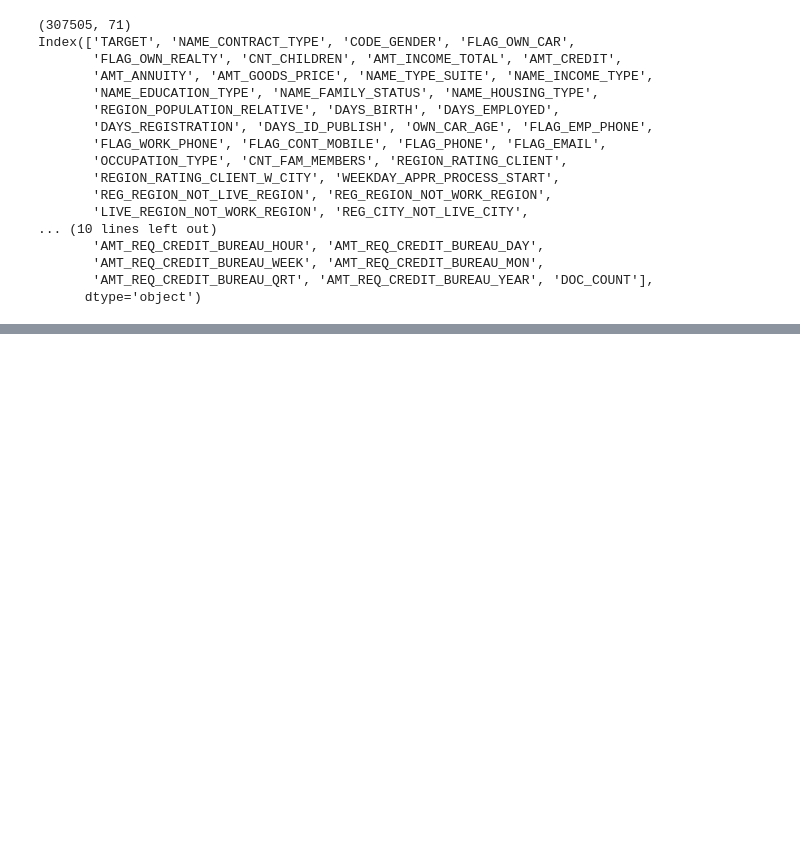
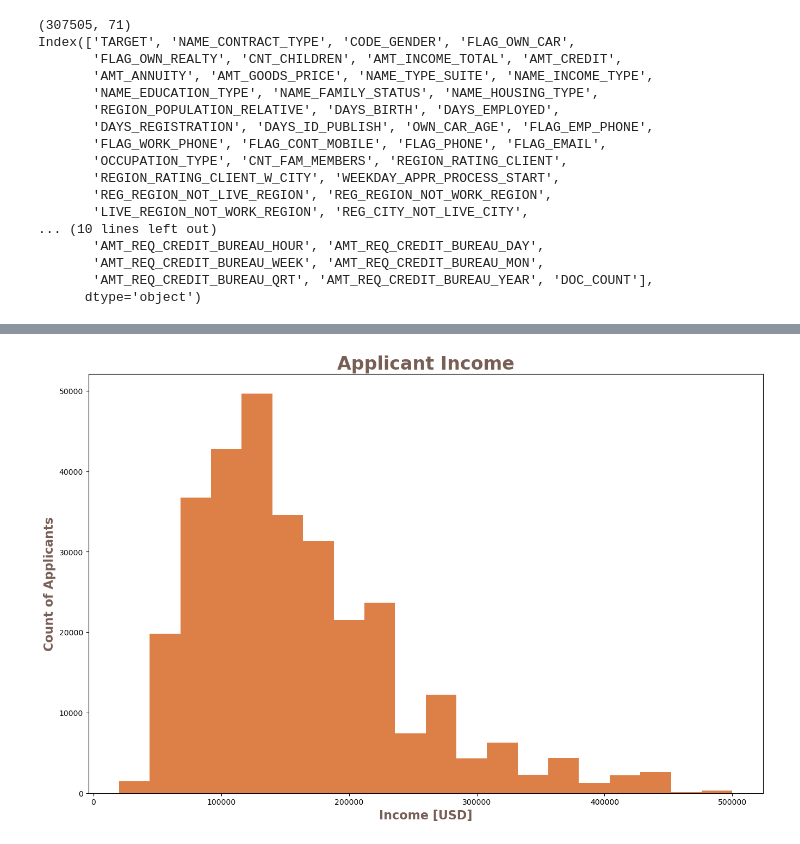
Before and after one commit to claracbucar/project--4, a Jupyter notebook: jsp_playground-02.ipynb, the cells around one changed output, grey strips where cells are left out. Saved outputs shown, nothing was run; the diff lists cells and outputs as text; code cells hidden in the pictures; blank space fills up the shorter version.

```diff
--- a/jsp_playground-02.ipynb
+++ b/jsp_playground-02.ipynb
@@ -317,0 +94,11 @@ nn.save(filename)
+# %%
+# Set the color palette
+color_taupe = (150/255, 140/255, 140/255)       # Taupe
+color_sage = (165/255, 171/255, 129/255)        # Sage
+color_rust = (221/255, 128/255, 71/255)         # Rust
+color_green = (123/255, 167/255, 157/255)       # Green
+color_blue = (148/255, 182/255, 210/255)        # ice Blue
+color_brown = (119/255, 95/255, 85/255)         # Brown
+color_gold = (216/255, 178/255, 92/255)         # Brown
+color_tan = (235/255, 221/255, 195/255)         # Brown
+color_clay = (188/255, 143/255, 143/255)        # Clay
@@ -317,0 +119,22 @@ nn.save(filename)
+# %%
+#df.plot(kind='Histogram')
+plt.figure(figsize=(16,10))
+
+plt.hist(df_clean['AMT_INCOME_TOTAL'], color=color_rust, bins=20,range=(20000,500000));
+plt.title('Applicant Income',                    # Add a title
+            fontsize = 24,
+            color=color_brown,
+            fontweight="bold")
+plt.ylabel("Count of Applicants",                                               # Add a y-axis description
+            fontsize = 16,
+            color=color_brown,
+            fontweight="bold")
+plt.xlabel("Income [USD]",                                                 # Add a x-axis descrition
+            fontsize = 16,
+            color=color_brown,
+            fontweight="bold")
+
+save_fig = os.path.join('.','Images', 'Income_Histogram.jpg')             # Prepare to save the figure
+plt.savefig(save_fig, bbox_inches='tight')                                  # Save the figure
+# %% [output]
+[figure, added]
```
Also changed, not shown: parts of 19 cells of this notebook, 5 other files.
